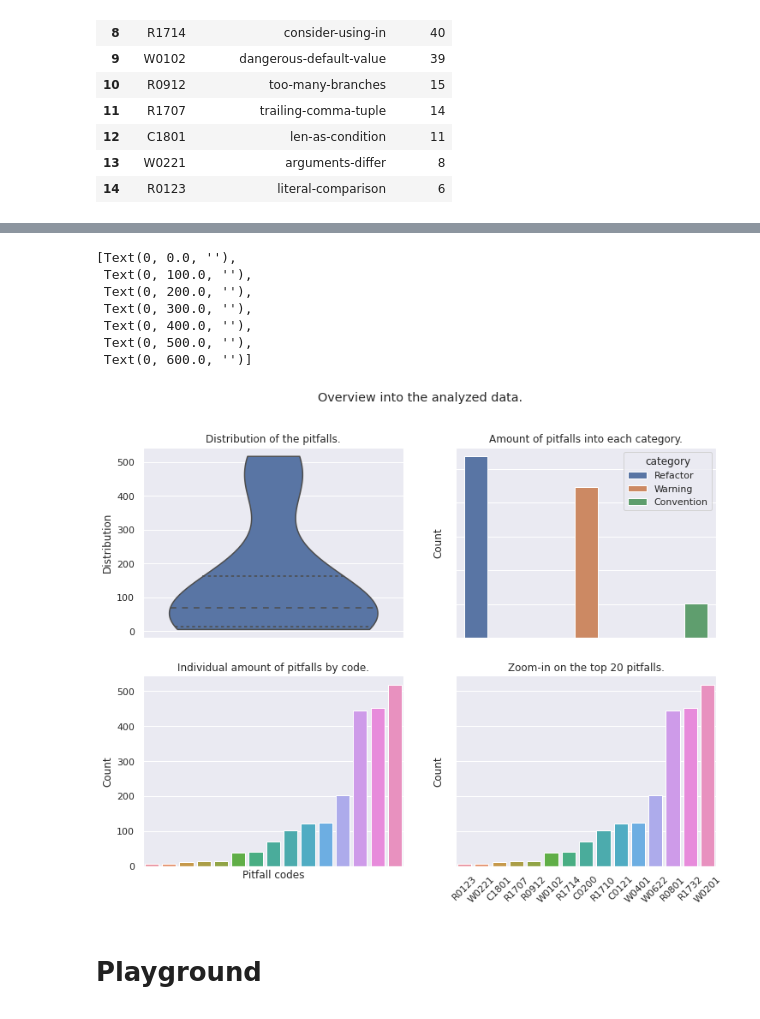
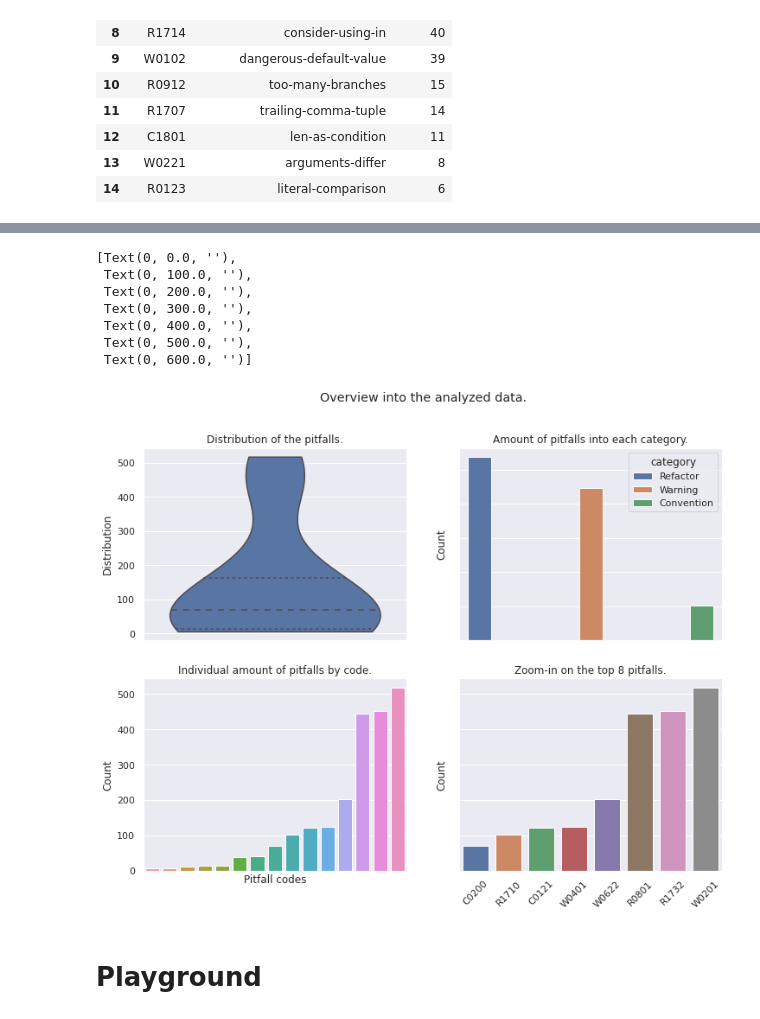
Before and after one commit to NaelsonDouglas/GithubPythonCodeSmellCrawler, a Jupyter notebook: src/Visualization_2.ipynb, the cells around one changed output, grey strips where cells are left out. Saved outputs shown, nothing was run; the diff lists cells and outputs as text; code cells hidden in the pictures.

```diff
--- a/src/Visualization_2.ipynb
+++ b/src/Visualization_2.ipynb
@@ -176,35 +212,35 @@ ax1.set_xticklabels([])
 barplot(code_counts,
         x = 'code',
         y_label = 'Count',
         x_label = 'Pitfall codes',
         y = 'count',
         title = 'Individual amount of pitfalls by code.',
         ax=ax2
        )
 ax2.set_xticks([])
 
 
 #Zoom barplot
-amount = 20
+amount = 8
 bigger = code_counts.tail(amount)
 right = barplot(bigger,
                 x = 'code',
                 y = 'count',
                 y_label = 'Count',
                 title = f'Zoom-in on the top {amount} pitfalls.',
                 ax = ax3
                )
 ax3.tick_params(axis = 'x', labelrotation = 45 )
 ax3.set_yticklabels([])
 # %% [output]
 [Text(0, 0.0, ''),
  Text(0, 100.0, ''),
  Text(0, 200.0, ''),
  Text(0, 300.0, ''),
  Text(0, 400.0, ''),
  Text(0, 500.0, ''),
  Text(0, 600.0, '')]
-[figure, old version]
+[figure, new version]
 # %% [markdown]
 # Playground
 # %%
```
Also changed, not shown: parts of 2 cells of this notebook, 34 other files.
